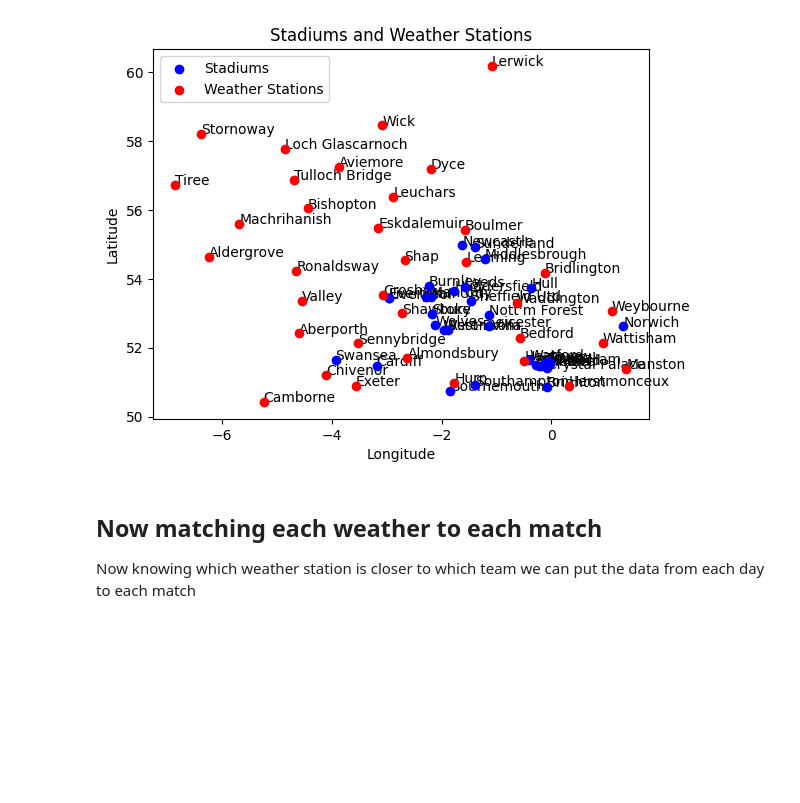
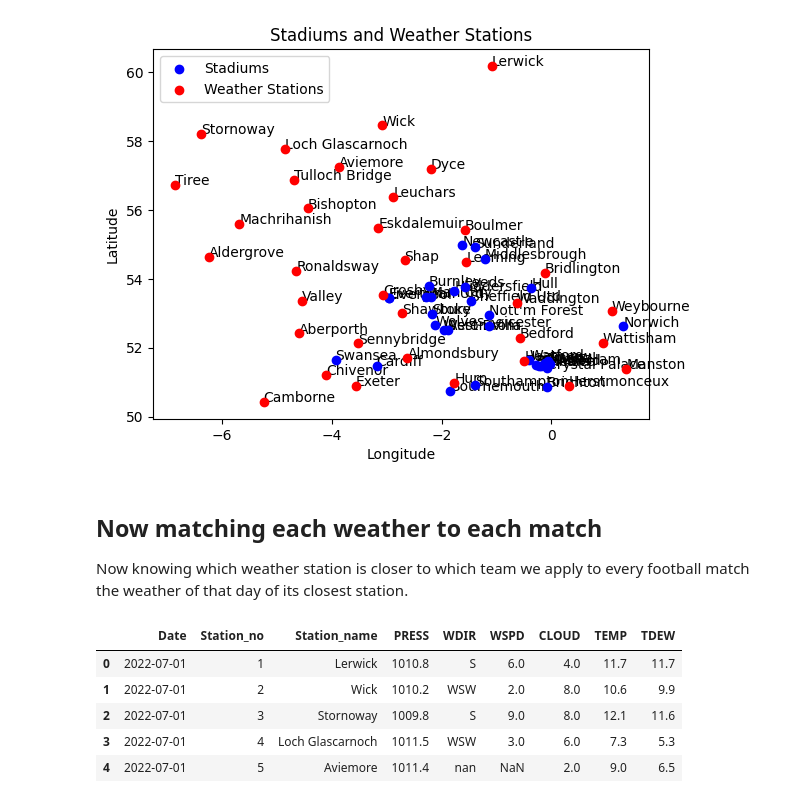
Before and after one commit to marcmelis/adsdb-fantasy-football, a Jupyter notebook: notebooks/exploitation_zone.ipynb, the cells around one changed output. Cells and saved outputs as stored; diff of their text form; code cells hidden in the pictures; blank space fills up the shorter version.

```diff
--- a/notebooks/exploitation_zone.ipynb
+++ b/notebooks/exploitation_zone.ipynb
@@ -122,4 +134,4 @@ plt.show()
 # %% [markdown]
 ## Now matching each weather to each match
 
-Now knowing which weather station is closer to which team we can put the data from each day to each match
+Now knowing which weather station is closer to which team we apply to every football match the weather of that day of its closest station.
@@ -125,0 +143,9 @@ Now knowing which weather station is closer to which team we can put the data fr
+# %%
+met_df.head()
+# %% [output]
+|  | Date | Station_no | Station_name | PRESS | WDIR | WSPD | CLOUD | TEMP | TDEW |
+| 0 | 2022-07-01 | 1 | Lerwick | 1010.8 | S | 6.0 | 4.0 | 11.7 | 11.7 |
+| 1 | 2022-07-01 | 2 | Wick | 1010.2 | WSW | 2.0 | 8.0 | 10.6 | 9.9 |
+| 2 | 2022-07-01 | 3 | Stornoway | 1009.8 | S | 9.0 | 8.0 | 12.1 | 11.6 |
+| 3 | 2022-07-01 | 4 | Loch Glascarnoch | 1011.5 | WSW | 3.0 | 6.0 | 7.3 | 5.3 |
+| 4 | 2022-07-01 | 5 | Aviemore | 1011.4 | nan | NaN | 2.0 | 9.0 | 6.5 |
```
Also changed, not shown: parts of 10 cells of this notebook.
